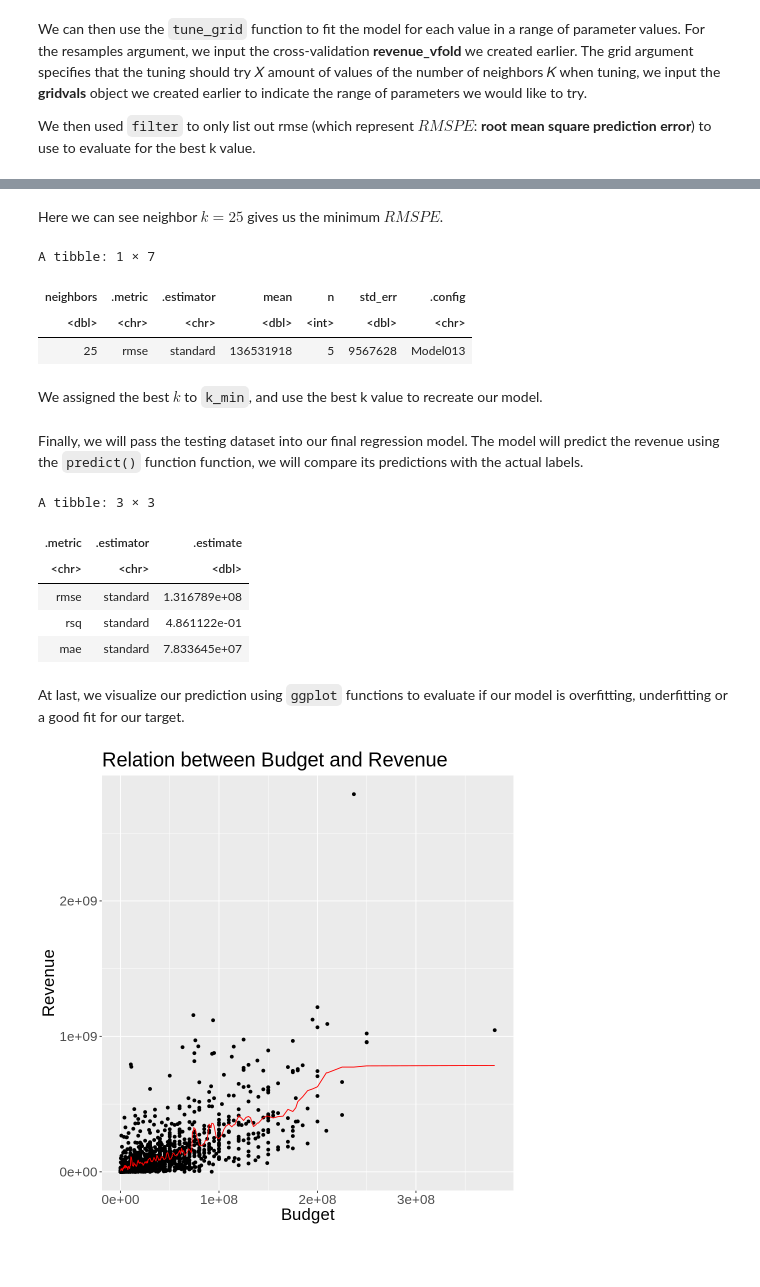
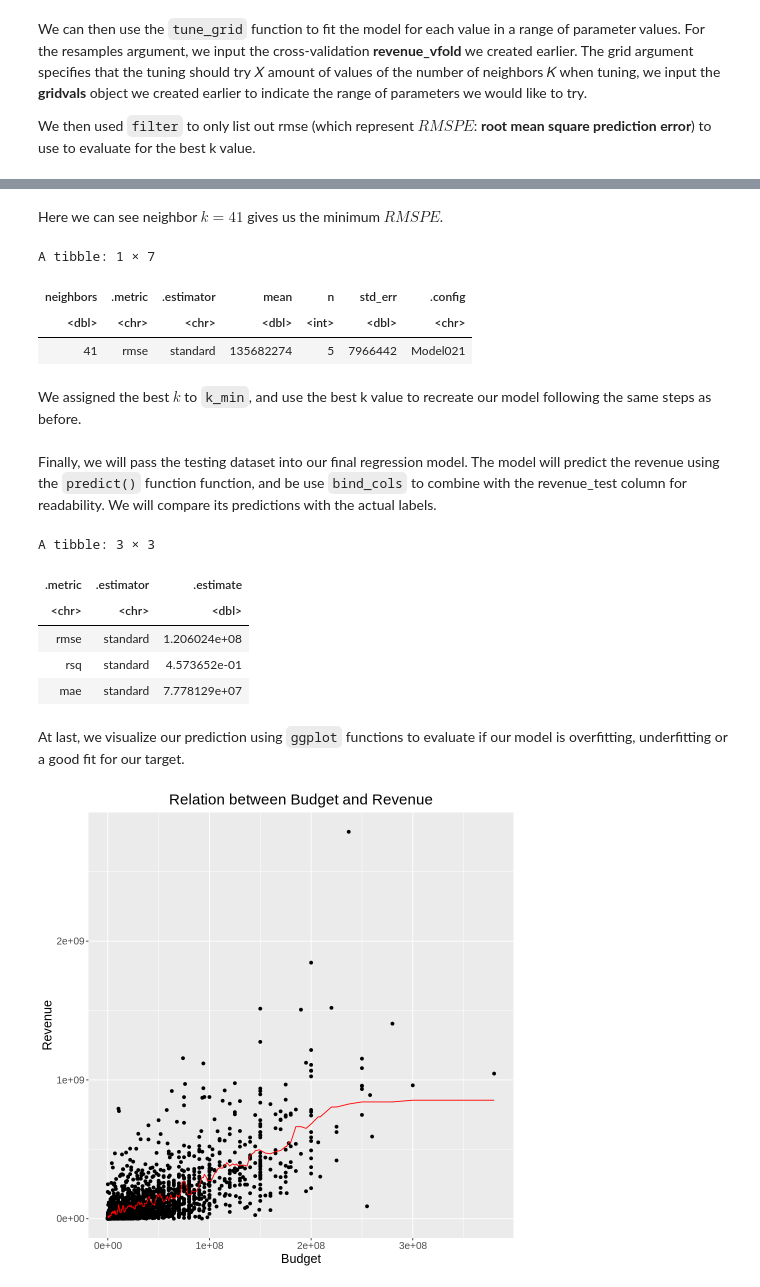
Before and after one commit to rehan13/Movie-Revenue-Predictions, a Jupyter notebook: Movie_Revenue_Preditor.ipynb, the cells around one changed output, grey strips where cells are left out. Drawn from its saved outputs; the diff is of its cells as text; code cells hidden in the pictures; blank space fills up the shorter version.

```diff
--- a/Movie_Revenue_Preditor.ipynb
+++ b/Movie_Revenue_Preditor.ipynb
@@ -72,9 +61,9 @@ As we can see, the data contains cells written in json, which is outside of the
 # %%
 # Exploratory Data
-Revenue_Data_Particulars <- select(Revenue_data, vote_average, budget, runtime, popularity, revenue)%>%
+revenue_Data_Particulars <- select(revenue_data, vote_average, budget, runtime, popularity, revenue)%>%
 filter(revenue > 0, budget > 0)
 
-Revenue_Data_Particulars
+revenue_Data_Particulars
 # %% [output]
 A tibble: 3229 × 5
 | vote_average | budget | runtime | popularity | revenue |
@@ -191,6 +86,15 @@ To make sure that this process is replicable, we use set.seed().
 # %%
 # Train / Test Data
 set.seed(15)
-revenue_split <- initial_split(Rev_sample, prop = 0.75, strata = revenue)
+revenue_split <- initial_split(Revenue_Data_Particulars, prop = 0.75, strata = revenue)
 revenue_train <- training(revenue_split)
 revenue_test <- testing(revenue_split)
+
+# Graph for train data
+revenue_train_diagram <- revenue_train %>%
+    ggplot(aes(x = budget, y = revenue)) +
+    geom_point()+
+    labs(x = "Budget", y = "Revenue")+
+    ggtitle("Train Data Plot") +
+    theme(text = element_text(size = 15), plot.title = element_text(hjust = 0.5))
+revenue_train_diagram
@@ -211,8 +120,6 @@ First, we created a recipe using the `recipe` functions with the variables of in
 # %%
-# create recipe
-revenue_recipe <- recipe(revenue ~ budget, data = revenue_train) %>%
-                step_scale(all_predictors()) %>%
-                step_center(all_predictors())
+# Create recipe
+revenue_recipe <- recipe(revenue ~ budget, data = revenue_train)
 # %% [markdown]
 If we split our overall training data once, our best parameter choice will depend strongly on our luck (since whatever data that lands in the validation set is random). By using multiple different train / validation splits, a better accuracy/representation of the data can be estimated, which will lead to a better choice of the number of neighbours $K$ for the overall set of training data.
 
@@ -292,6 +207,7 @@ A tibble: 250 × 7
 # %% [markdown]
-Here we can see neighbor $k = 25$ gives us the minimum $RMSPE$.
+Here we can see neighbor $k = 41$ gives us the minimum $RMSPE$.
 # %%
+# Exact K value
 revenue_min <- revenue_results %>%
   filter(mean == min(mean))
 
@@ -300,7 +216,7 @@ revenue_min
 A tibble: 1 × 7
 | neighbors | .metric | .estimator | mean | n | std_err | .config |
 | <dbl> | <chr> | <chr> | <dbl> | <int> | <dbl> | <chr> |
-| 25 | rmse | standard | 136531918 | 5 | 9567628 | Model013 |
+| 41 | rmse | standard | 135682274 | 5 | 7966442 | Model021 |
 # %% [markdown]
-We assigned the best $k$ to `k_min`, and use the best k value to recreate our model.
+We assigned the best $k$ to `k_min`, and use the best k value to recreate our model following the same steps as before.
 # %%
@@ -316,8 +233,9 @@ revenue_best_fit <- workflow() %>%
          add_model(revenue_best_spec) %>%
          fit(data = revenue_train)
 # %% [markdown]
-Finally, we will pass the testing dataset into our final regression model. The model will predict the revenue using the `predict()` function function, we will compare its predictions with the actual labels.
+Finally, we will pass the testing dataset into our final regression model. The model will predict the revenue using the `predict()` function function, and be use `bind_cols` to combine with the revenue_test column for readability. We will compare its predictions with the actual labels.
 # %%
+# Summary data
 revenue_summary <- revenue_best_fit %>%
           predict(revenue_test) %>%
           bind_cols(revenue_test) %>%
@@ -327,28 +245,28 @@ revenue_summary
 A tibble: 3 × 3
 | .metric | .estimator | .estimate |
 | <chr> | <chr> | <dbl> |
-| rmse | standard | 1.316789e+08 |
-| rsq | standard | 4.861122e-01 |
-| mae | standard | 7.833645e+07 |
+| rmse | standard | 1.206024e+08 |
+| rsq | standard | 4.573652e-01 |
+| mae | standard | 7.778129e+07 |
 # %% [markdown]
 At last, we visualize our prediction using `ggplot` functions to evaluate if our model is overfitting, underfitting or a good fit for our target.
 # %%
 options(repr.plot.width = 8, repr.plot.height = 8)
 
-# your code here
+# Regression Plot
 revenue_preds <- revenue_best_fit %>%
                   predict(revenue_train)%>%
                   bind_cols(revenue_train)%>%
                 select(.pred, revenue, budget)
 revenue_Budget_plot <- ggplot(revenue_preds, aes(x = budget, y = revenue)) +
                 geom_point() +
                 geom_line (data = revenue_preds, mapping = aes (x = budget, y = .pred), color = "red")+
                 xlab ("Budget")+
                 ylab("Revenue")+
                 ggtitle("Relation between Budget and Revenue")+
-                theme(text = element_text(size = 20))
+                theme(text = element_text(size = 15), plot.title = element_text(hjust = 0.5))
 
 revenue_Budget_plot
 # %% [output]
-[figure, old version]
+[figure, new version]
 # %% [markdown]
```
Also changed, not shown: parts of 38 cells of this notebook.
